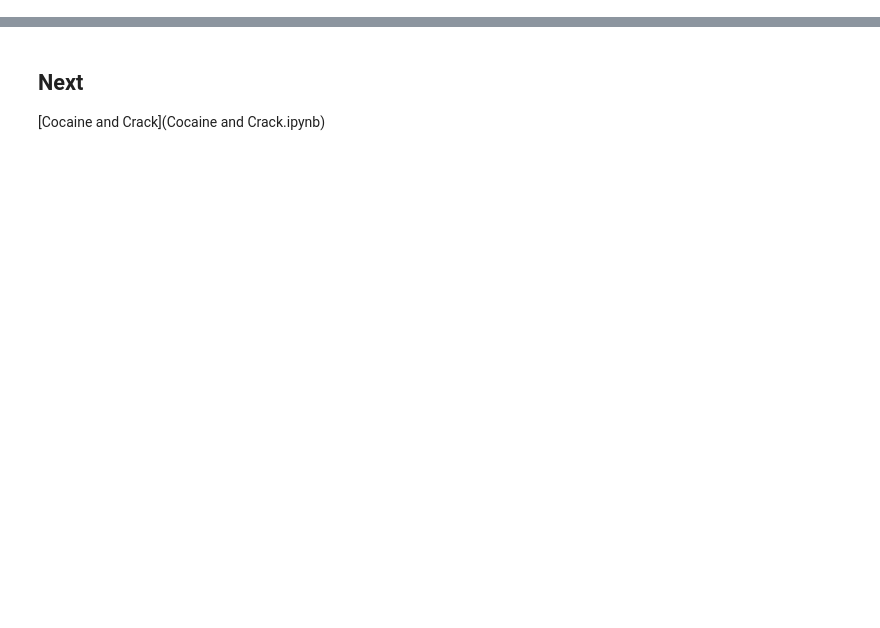
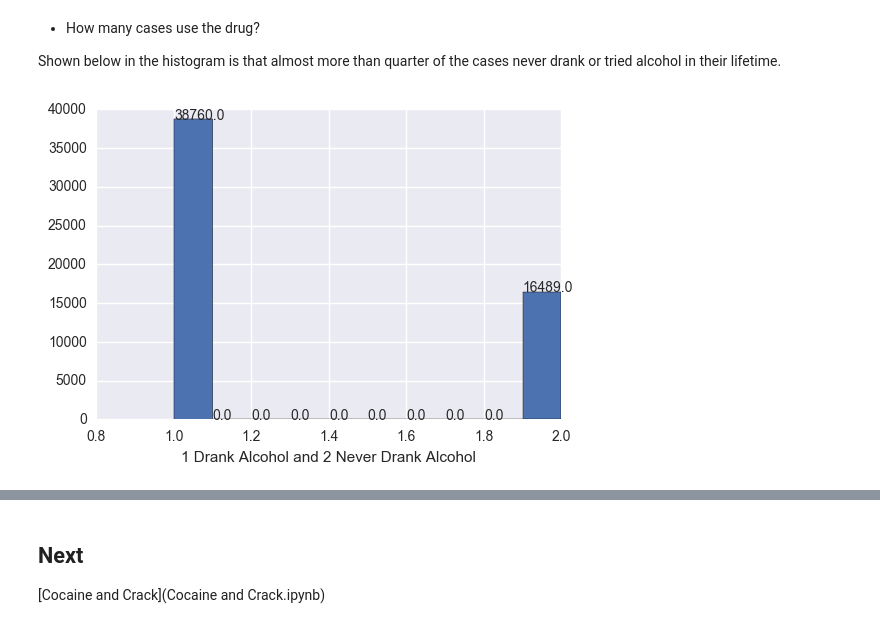
Before and after one commit to AliaAlaaElDinAdly/VA_Project, a Jupyter notebook: Alcohol.ipynb, the cells around one changed output, grey strips where cells are left out. Cells and saved outputs as stored; diff of their text form; code cells hidden in the pictures; blank space fills up the shorter version.

```diff
--- a/Alcohol.ipynb
+++ b/Alcohol.ipynb
@@ -23,0 +30,14 @@ alcohol = dataset.ix[:,'ALCEVER':'DR5DAY'].copy() # alcohol dataset
+# %% [markdown]
+* How many cases use the drug?
+
+Shown below in the histogram is that almost more than quarter of the cases never drank or tried alcohol in their lifetime.
+# %%
+# extract how many ever used the drug
+alcohol_ever = alcohol.ix[(alcohol['ALCEVER'] < 3)].copy()
+ax = alcohol_ever['ALCEVER'].hist()
+plt.xlabel('1 Drank Alcohol and 2 Never Drank Alcohol')
+
+for p in ax.patches:
+        ax.annotate(str(p.get_height()), (p.get_x(), p.get_height()))
+# %% [output]
+[figure, added]
```
Also changed, not shown: parts of 9 cells of this notebook, 4 other files.
